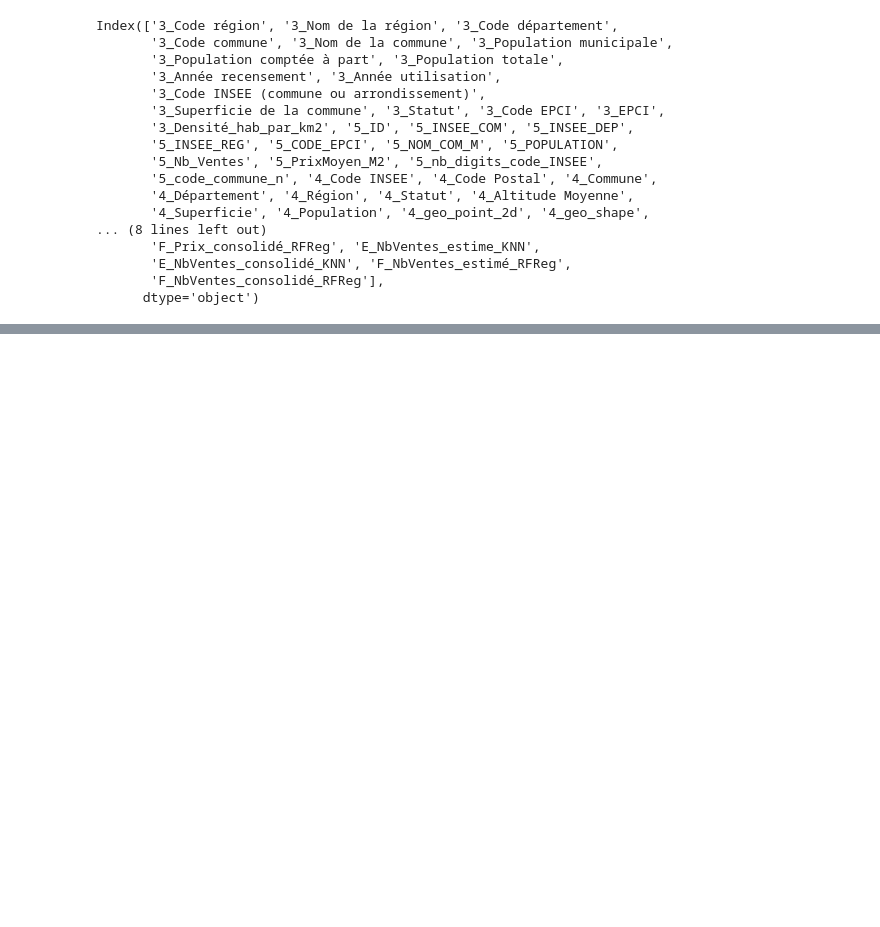
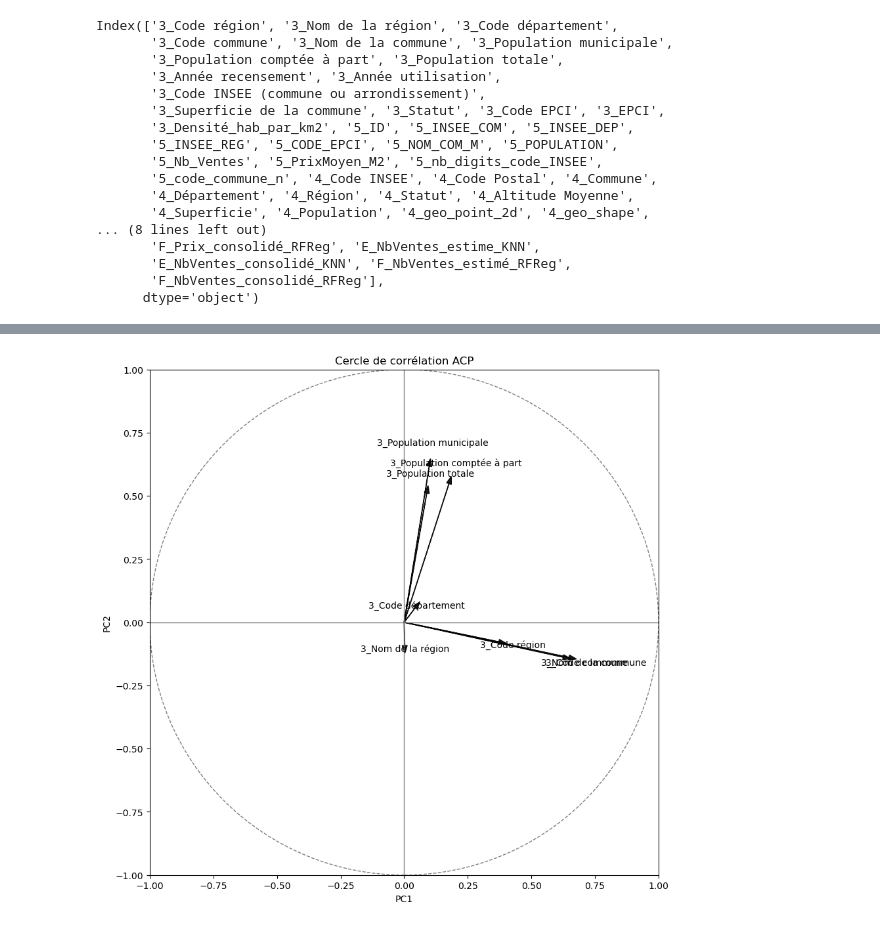
Before and after one commit to FilRougeMobilite/Mobilite, a Jupyter notebook: Analyse_tables_traitees.ipynb, the cells around one changed output, grey strips where cells are left out. Saved outputs shown, nothing was run; the diff lists cells and outputs as text; code cells hidden in the pictures; blank space fills up the shorter version.

```diff
--- a/Analyse_tables_traitees.ipynb
+++ b/Analyse_tables_traitees.ipynb
@@ -1692,0 +1715,4 @@ df.to_csv('./Tables_traitees/Table_avec_prixM2_estime_FranceMétropolitaine.csv'
+# %%
+df_acp=df[['3_Code région','3_Code commune' ,'4_Superficie','4_lat','4_lon','4_Densité_hab_par_km2','E_NbVentes_consolidé_KNN','E_Prix_consolidé_KNN']]
+
+df_acp.head()
@@ -1692,0 +1837,30 @@ df.to_csv('./Tables_traitees/Table_avec_prixM2_estime_FranceMétropolitaine.csv'
+# %%
+# Transposer les composantes principales pour obtenir les coefficients de corrélation
+coeff = np.transpose(pca.components_[0:4, :])
+n = coeff.shape[0]
+
+# Créer la figure
+plt.figure(figsize=(10, 10))
+
+# Placer les vecteurs des variables
+for i in range(n):
+    plt.arrow(0, 0, coeff[i, 0], coeff[i, 1], color='k', alpha=0.9, head_width=0.02)
+    plt.text(coeff[i, 0] * 1.15, coeff[i, 1] * 1.15, df.columns[i], color='k', ha='center', va='center')
+
+# Placer le cercle unitaire
+circle = plt.Circle((0, 0), 1, color='gray', fill=False, linestyle='--')
+plt.gca().add_artist(circle)
+
+# Ajuster les limites et les axes
+plt.xlim(-1, 1)
+plt.ylim(-1, 1)
+plt.axhline(0, color='gray', linewidth=1)
+plt.axvline(0, color='gray', linewidth=1)
+plt.xlabel('PC1')
+plt.ylabel('PC2')
+plt.title('Cercle de corrélation ACP')
+
+# Afficher la figure
+plt.show()
+# %% [output]
+[figure, added]
```
Also changed, not shown: parts of 18 cells of this notebook.
